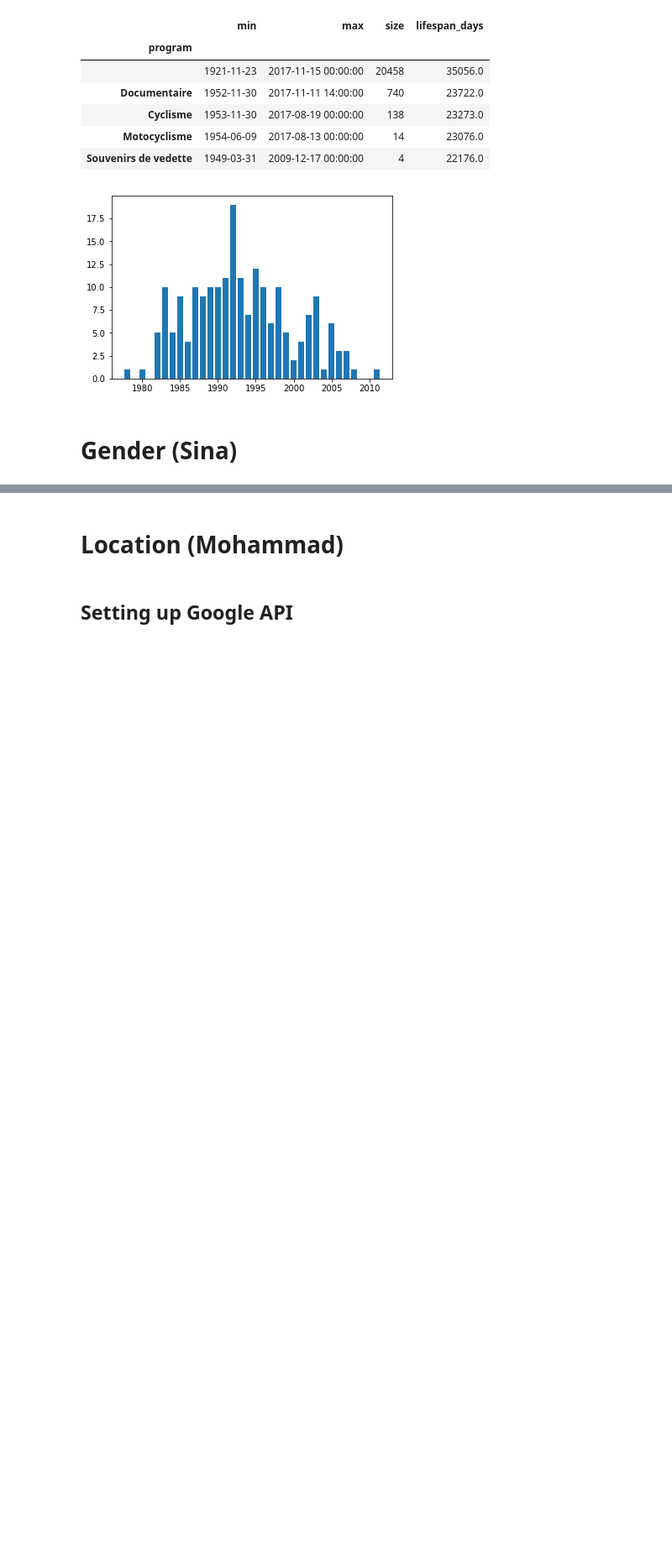
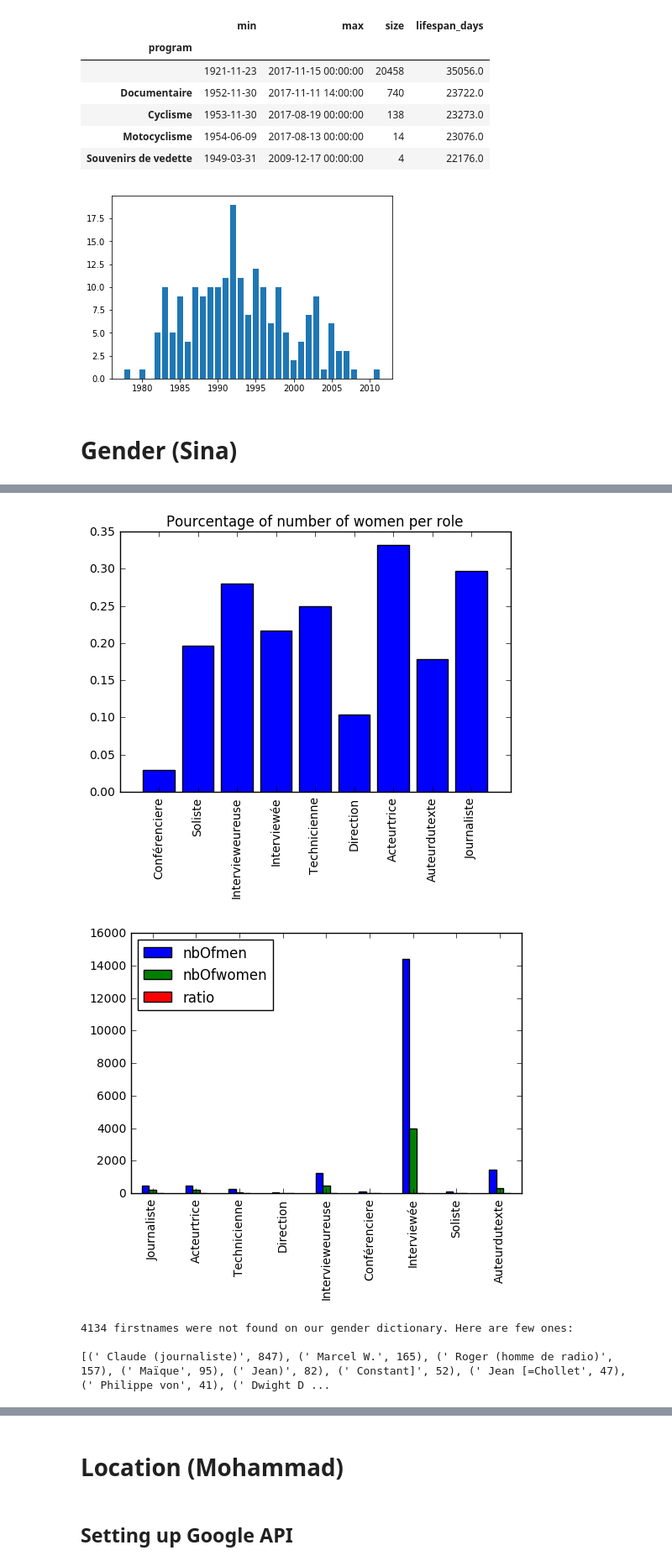
Before and after one commit to m-yaghini/ada17, a Jupyter notebook: project-master/code/MainExploratoryAnalysis.ipynb, the cells around one changed output, grey strips where cells are left out. Shown at 84% size. Drawn from its saved outputs; the diff is of its cells as text; code cells hidden in the pictures; blank space fills up the shorter version.

Commit message:
Adding Gender part to main analysis, as well as gender.csv file and getGenders.py

```diff
--- a/project-master/code/MainExploratoryAnalysis.ipynb
+++ b/project-master/code/MainExploratoryAnalysis.ipynb
@@ -131,0 +186,5 @@ plot_program_lifespan('TJ midi', df_without_date_outliers)
+# %%
+df_Roles = df[df.contributors.notnull()]
+df_Roles['publicationDate'] =  pd.Series([val.year for val in df_Roles['publicationDate']])
+df_Roles = df_Roles[df_Roles.publicationDate.notnull()]
+df_Roles.head()
@@ -131,0 +213,4 @@ plot_program_lifespan('TJ midi', df_without_date_outliers)
+# %%
+gender_dict = getgenderDict()
+listRoles   = getListRoles()
+RolesDict = dict(zip(listRoles,[dict() for el in listRoles]))
@@ -131,0 +280,5 @@ plot_program_lifespan('TJ midi', df_without_date_outliers)
+# %%
+
+RolesDictNoYears = copy.deepcopy(RolesDict)
+RolesDictNoYears = removeYearsFromRolesDict(RolesDictNoYears)
+print(list((k, v) for k, v in RolesDictNoYears.items() if  v))
@@ -131,0 +307,16 @@ plot_program_lifespan('TJ midi', df_without_date_outliers)
+# %%
+rolesGenderRatio = dict()
+rolesGenderRatiodf = pd.DataFrame(index= listRoles,columns=['nbOfmen','nbOfwomen','ratio'])
+for role,dico in RolesDictNoYears.items():
+    if dico:
+        totalNumerPerRole= sum( x == 'male' or x== 'female' for x in dico.values()) # ignoring None
+        nbOfmen          = sum( y == 'male' for y in dico.values())
+        nbOfwomen        = sum( y == 'female' for y in dico.values())
+        ratio            = 0
+        if totalNumerPerRole > 0 :
+            ratio = nbOfwomen/totalNumerPerRole
+            rolesGenderRatio[role] = ratio
+        else:
+            rolesGenderRatio[role] = 0
+        print(role, rolesGenderRatio[role],'  ;; ',nbOfmen ,' male vs ',nbOfwomen,' female')
+        rolesGenderRatiodf.loc[role]=[nbOfmen,nbOfwomen,ratio]
@@ -131,0 +341,17 @@ plot_program_lifespan('TJ midi', df_without_date_outliers)
+# %%
+import matplotlib.pyplot as plt
+rows = ['Journaliste','Acteurtrice','Technicienne','Direction', 'Intervieweureuse','Conférenciere','Interviewée','Soliste','Auteurdutexte']
+rolesGenderRatioSelected = rolesGenderRatiodf.loc[rows]
+subDico = dict((k, rolesGenderRatio[k]) for k in rows)
+
+fig, ax = plt.subplots()
+plt.bar(range(len(subDico)), subDico.values(), align='center')
+plt.xticks(range(len(subDico)), subDico.keys(), rotation='vertical')
+plt.title('Pourcentage of number of women per role')
+for i, v in enumerate(rolesGenderRatioSelected.nbOfwomen):
+    ax.text(i, v+200 , v, color='red', clip_on=True)
+rolesGenderRatioSelected.plot.bar();
+plt.show()
+# %% [output]
+[figure, added]
+[figure, added]
@@ -131,0 +375,9 @@ plot_program_lifespan('TJ midi', df_without_date_outliers)
+# %%
+print(len(uknownNames) ,'firstnames were not found on our gender dictionary. Here are few ones: \n')
+
+from collections import Counter
+print(Counter(uknownNames).most_common()[0:20])
+# %% [output]
+4134 firstnames were not found on our gender dictionary. Here are few ones:
+
+[(' Claude (journaliste)', 847), (' Marcel W.', 165), (' Roger (homme de radio)', 157), (' Maïque', 95), (' Jean)', 82), (' Constant]', 52), (' Jean [=Chollet', 47), (' Philippe von', 41), (' Dwight D ...
```
Also changed, not shown: parts of 22 cells of this notebook, 2 other files.
